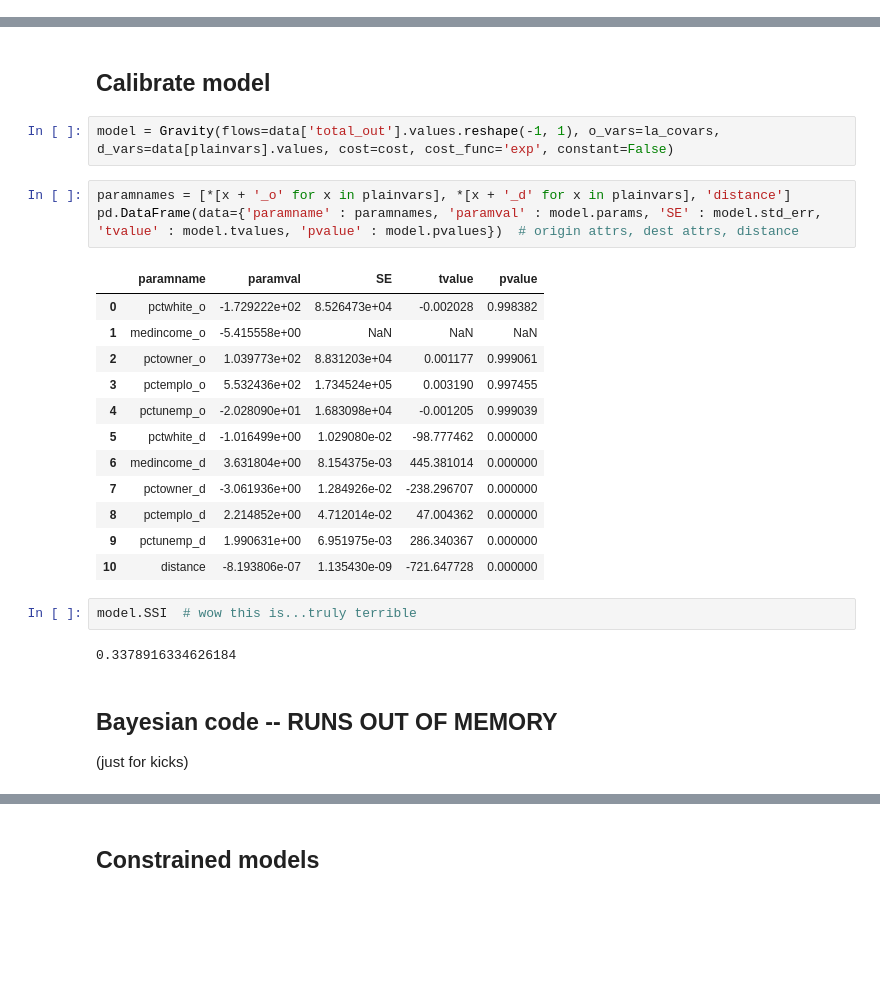
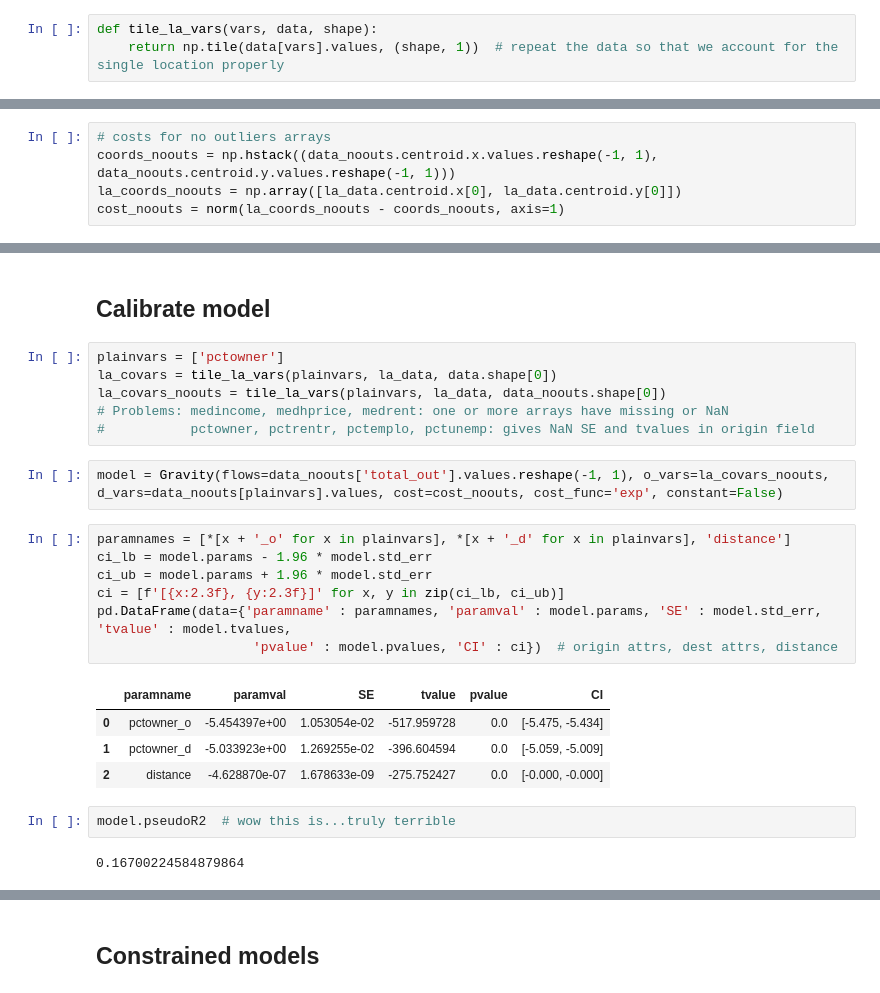
Before and after one commit to tdhoffman/ahla-flows, a Jupyter notebook: code/preliminary.ipynb, the cells around one changed output, grey strips where cells are left out. Cells and saved outputs as stored; diff of their text form; blank space fills up the shorter version.

Commit message:
add production constrained model

```diff
--- a/code/preliminary.ipynb
+++ b/code/preliminary.ipynb
@@ -48,6 +48,9 @@ variables = ['B01003_001E', 'B02008_001E', 'B02009_001E', 'B02011_001E', 'B03001
 import warnings
 warnings.simplefilter(action='ignore', category=FutureWarning)
 warnings.simplefilter(action='ignore', category=RuntimeWarning)
+# %%
+def tile_la_vars(vars, data, shape):
+    return np.tile(data[vars].values, (shape, 1))  # repeat the data so that we account for the single location properly
 # %% [markdown]
 ## Load data
 # %%
@@ -87,0 +108,5 @@ data_noouts = data[data['total_out'] < 5000]
+# %%
+# costs for no outliers arrays
+coords_noouts = np.hstack((data_noouts.centroid.x.values.reshape(-1, 1), data_noouts.centroid.y.values.reshape(-1, 1)))
+la_coords_noouts = np.array([la_data.centroid.x[0], la_data.centroid.y[0]])
+cost_noouts = norm(la_coords_noouts - coords_noouts, axis=1)
@@ -128,28 +135,27 @@ corrs.map_lower(sns.regplot, truncate=False, line_kws={"color": "orange"})
 It looks like there's some collinearity between `medincome` and `medrent` as well as `medhprice` and `medrent`. Let's remove `medrent` from the data and see what happens.
 # %% [markdown]
 ## Calibrate model
+# %%
+plainvars = ['pctowner']
+la_covars = tile_la_vars(plainvars, la_data, data.shape[0])
+la_covars_noouts = tile_la_vars(plainvars, la_data, data_noouts.shape[0])
+# Problems: medincome, medhprice, medrent: one or more arrays have missing or NaN
+#           pctowner, pctrentr, pctemplo, pctunemp: gives NaN SE and tvalues in origin field
 # %%
-model = Gravity(flows=data['total_out'].values.reshape(-1, 1), o_vars=la_covars, d_vars=data[plainvars].values, cost=cost, cost_func='exp', constant=False)
+model = Gravity(flows=data_noouts['total_out'].values.reshape(-1, 1), o_vars=la_covars_noouts, d_vars=data_noouts[plainvars].values, cost=cost_noouts, cost_func='exp', constant=False)
 # %%
 paramnames = [*[x + '_o' for x in plainvars], *[x + '_d' for x in plainvars], 'distance']
-pd.DataFrame(data={'paramname' : paramnames, 'paramval' : model.params, 'SE' : model.std_err, 'tvalue' : model.tvalues, 'pvalue' : model.pvalues})  # origin attrs, dest attrs, distance
+ci_lb = model.params - 1.96 * model.std_err
+ci_ub = model.params + 1.96 * model.std_err
+ci = [f'[{x:2.3f}, {y:2.3f}]' for x, y in zip(ci_lb, ci_ub)]
+pd.DataFrame(data={'paramname' : paramnames, 'paramval' : model.params, 'SE' : model.std_err, 'tvalue' : model.tvalues,
+                    'pvalue' : model.pvalues, 'CI' : ci})  # origin attrs, dest attrs, distance
 # %% [output]
-|  | paramname | paramval | SE | tvalue | pvalue |
-| 0 | pctwhite_o | -1.729222e+02 | 8.526473e+04 | -0.002028 | 0.998382 |
-| 1 | medincome_o | -5.415558e+00 | NaN | NaN | NaN |
-| 2 | pctowner_o | 1.039773e+02 | 8.831203e+04 | 0.001177 | 0.999061 |
-| 3 | pctemplo_o | 5.532436e+02 | 1.734524e+05 | 0.003190 | 0.997455 |
-| 4 | pctunemp_o | -2.028090e+01 | 1.683098e+04 | -0.001205 | 0.999039 |
-| 5 | pctwhite_d | -1.016499e+00 | 1.029080e-02 | -98.777462 | 0.000000 |
-| 6 | medincome_d | 3.631804e+00 | 8.154375e-03 | 445.381014 | 0.000000 |
-| 7 | pctowner_d | -3.061936e+00 | 1.284926e-02 | -238.296707 | 0.000000 |
-| 8 | pctemplo_d | 2.214852e+00 | 4.712014e-02 | 47.004362 | 0.000000 |
-| 9 | pctunemp_d | 1.990631e+00 | 6.951975e-03 | 286.340367 | 0.000000 |
-| 10 | distance | -8.193806e-07 | 1.135430e-09 | -721.647728 | 0.000000 |
+|  | paramname | paramval | SE | tvalue | pvalue | CI |
+| 0 | pctowner_o | -5.454397e+00 | 1.053054e-02 | -517.959728 | 0.0 | [-5.475, -5.434] |
+| 1 | pctowner_d | -5.033923e+00 | 1.269255e-02 | -396.604594 | 0.0 | [-5.059, -5.009] |
+| 2 | distance | -4.628870e-07 | 1.678633e-09 | -275.752427 | 0.0 | [-0.000, -0.000] |
 # %%
-model.SSI  # wow this is...truly terrible
+model.pseudoR2  # wow this is...truly terrible
 # %% [output]
-0.3378916334626184
+0.16700224584879864
-# %% [markdown]
-## Bayesian code -- RUNS OUT OF MEMORY
-(just for kicks)
```
Also changed, not shown: parts of 19 cells of this notebook, 1 other file.
